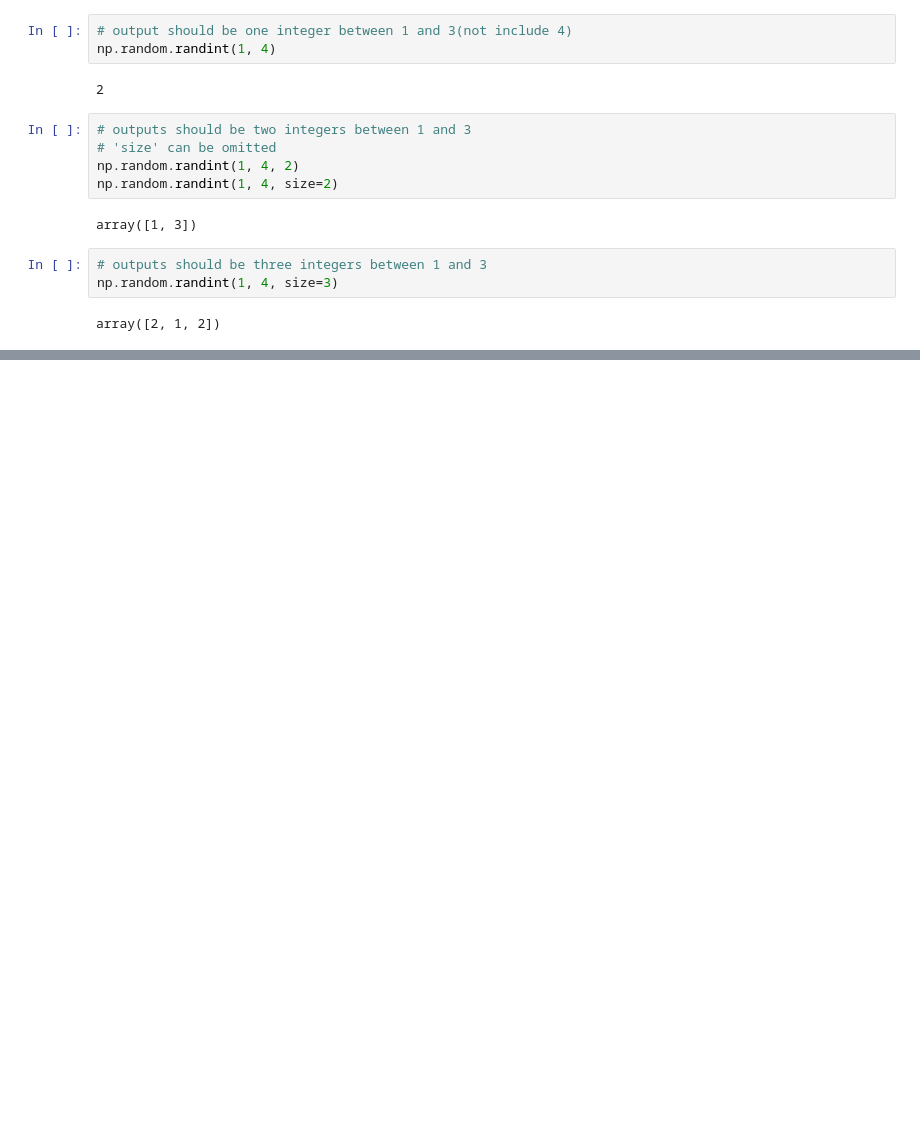
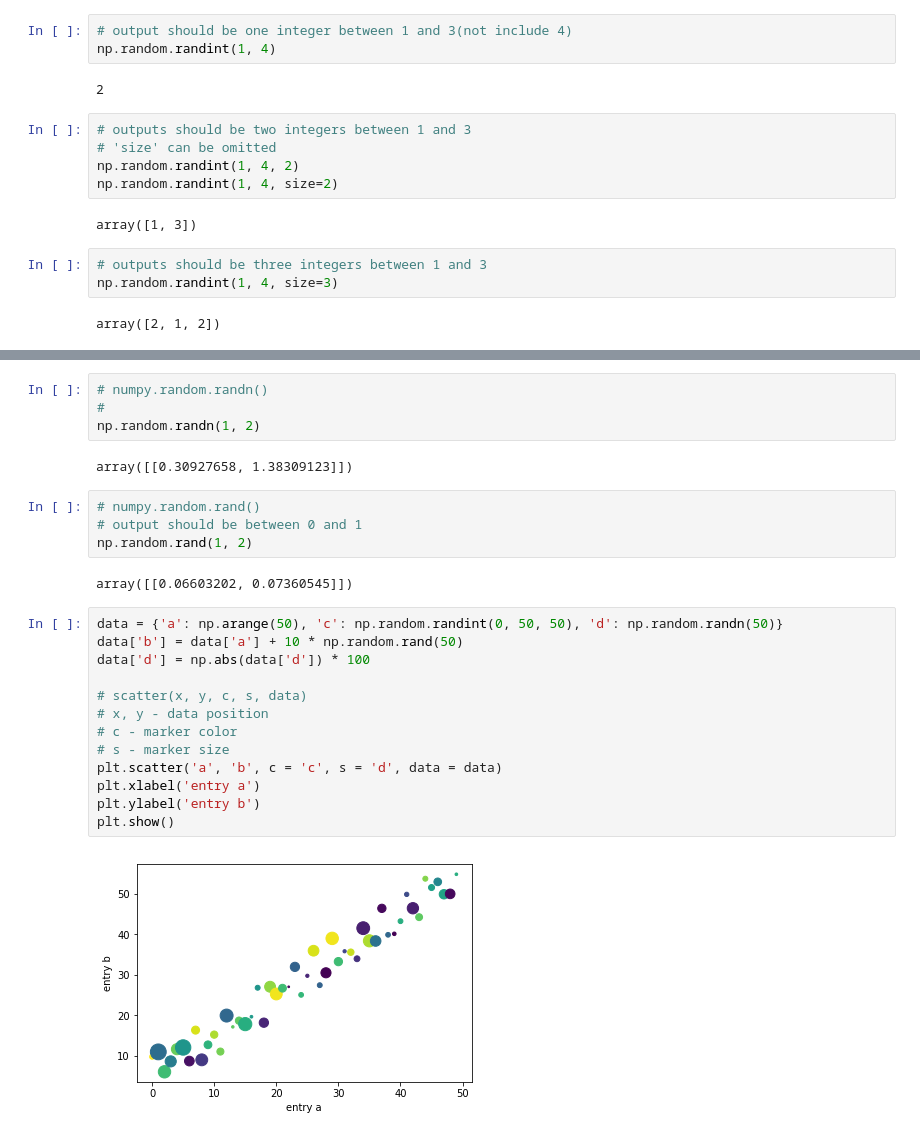
Before and after one commit to Delfin99/Delfin99, a Jupyter notebook: Study/Python/Jupyter/Untitled.ipynb, the cells around one changed output, grey strips where cells are left out. Drawn from its saved outputs; the diff is of its cells as text; blank space fills up the shorter version.

```diff
--- a/Study/Python/Jupyter/Untitled.ipynb
+++ b/Study/Python/Jupyter/Untitled.ipynb
@@ -85,0 +95,27 @@ array([2, 2, 3, 3])
+# %%
+# numpy.random.randn()
+#
+np.random.randn(1, 2)
+# %% [output]
+array([[0.30927658, 1.38309123]])
+# %%
+# numpy.random.rand()
+# output should be between 0 and 1
+np.random.rand(1, 2)
+# %% [output]
+array([[0.06603202, 0.07360545]])
+# %%
+data = {'a': np.arange(50), 'c': np.random.randint(0, 50, 50), 'd': np.random.randn(50)}
+data['b'] = data['a'] + 10 * np.random.rand(50)
+data['d'] = np.abs(data['d']) * 100
+
+# scatter(x, y, c, s, data)
+# x, y - data position
+# c - marker color
+# s - marker size
+plt.scatter('a', 'b', c = 'c', s = 'd', data = data)
+plt.xlabel('entry a')
+plt.ylabel('entry b')
+plt.show()
+# %% [output]
+[figure, added]
```
Also changed, not shown: parts of 10 cells of this notebook.
